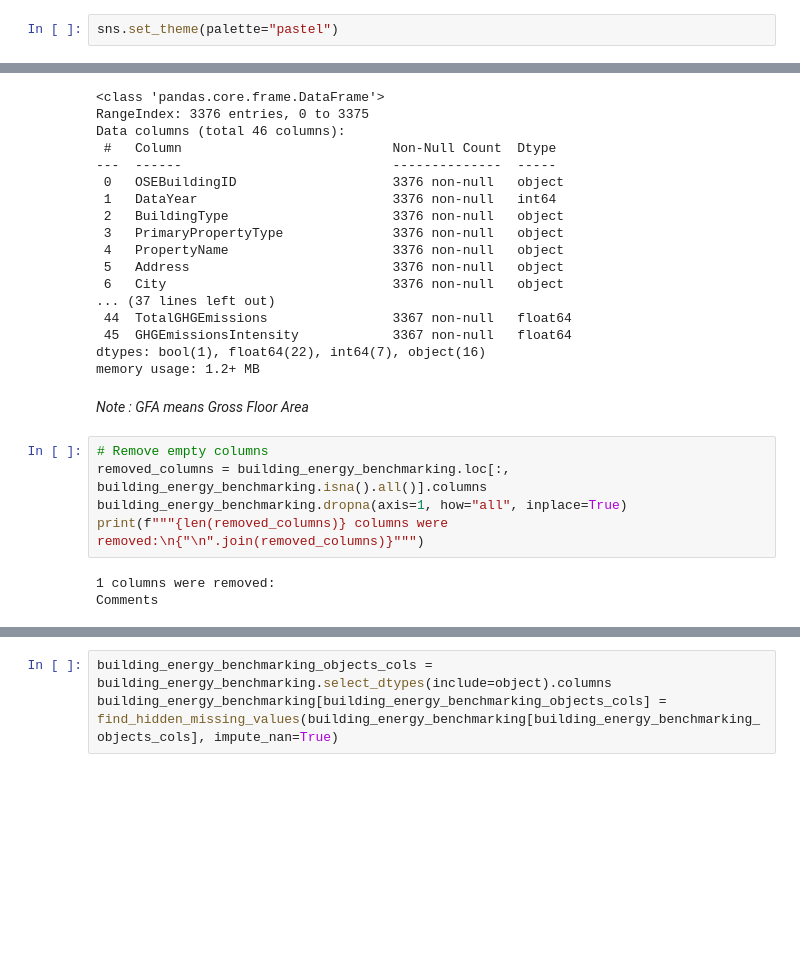
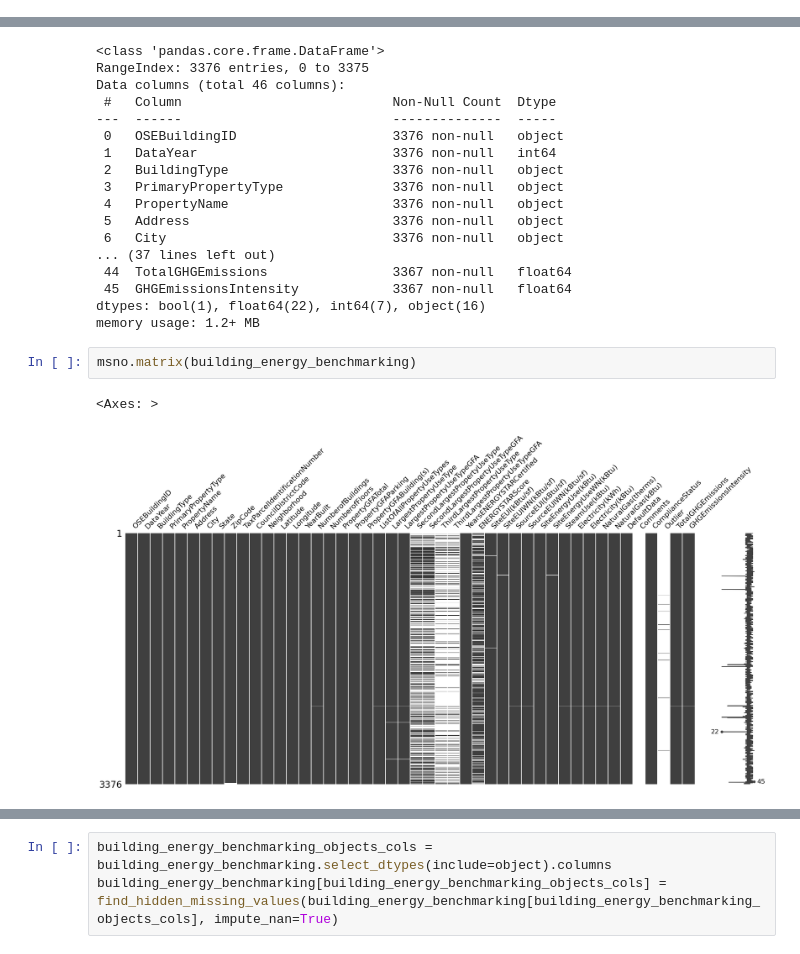
Before and after one commit to Unipto/DS_4, a Jupyter notebook: CARRE_MAXIME_1_notebook_07022025.ipynb, the cells around one changed output, grey strips where cells are left out. Saved outputs shown, nothing was run; the diff lists cells and outputs as text; blank space fills up the shorter version.

```diff
--- a/CARRE_MAXIME_1_notebook_07022025.ipynb
+++ b/CARRE_MAXIME_1_notebook_07022025.ipynb
@@ -22,2 +20,0 @@ from scipy.stats import entropy
-# %%
-sns.set_theme(palette="pastel")
@@ -63,13 +62,8 @@ Data columns (total 46 columns):
  45  GHGEmissionsIntensity            3367 non-null   float64
 dtypes: bool(1), float64(22), int64(7), object(16)
 memory usage: 1.2+ MB
-# %% [markdown]
-_Note : GFA means Gross Floor Area_
-# %%
-# Remove empty columns
-removed_columns = building_energy_benchmarking.loc[:, building_energy_benchmarking.isna().all()].columns
-building_energy_benchmarking.dropna(axis=1, how="all", inplace=True)
-print(f"""{len(removed_columns)} columns were removed:\n{"\n".join(removed_columns)}""")
-# %% [output]
-1 columns were removed:
-Comments
+# %%
+msno.matrix(building_energy_benchmarking)
+# %% [output]
+<Axes: >
+[figure, added]
```
Also changed, not shown: parts of 84 cells of this notebook, 2 other files.
